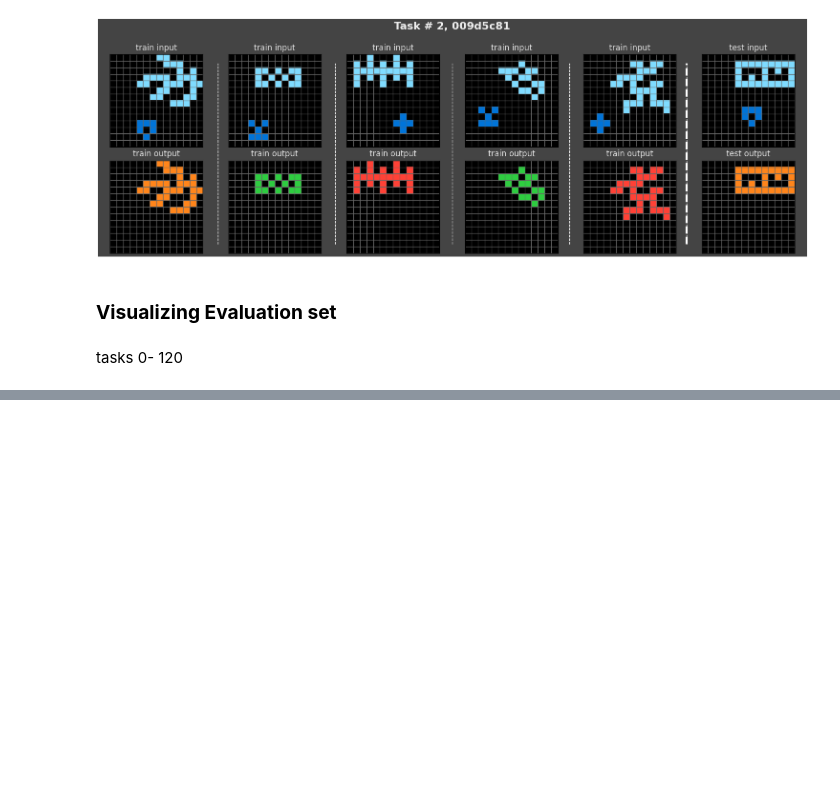
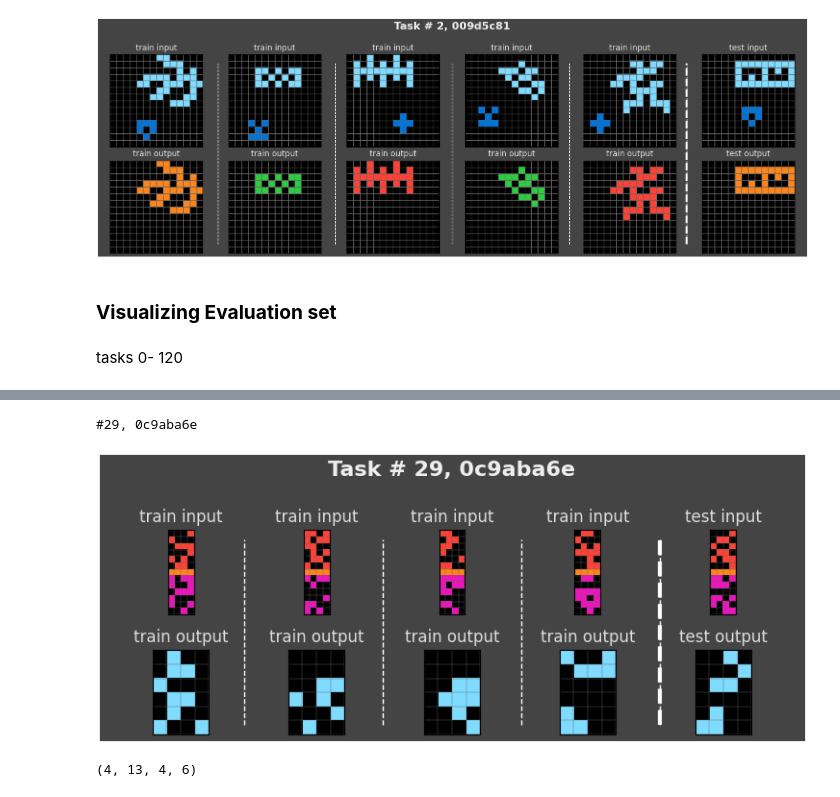
Before and after one commit to ZakAlreich/ArcPrize2025, a Jupyter notebook: ARC-AGI 2025: Visualization all 1000+120 tasks.ipynb, the cells around one changed output, grey strips where cells are left out. Cells and saved outputs as stored; diff of their text form; code cells hidden in the pictures; blank space fills up the shorter version.

```diff
--- a/ARC-AGI 2025: Visualization all 1000+120 tasks.ipynb
+++ b/ARC-AGI 2025: Visualization all 1000+120 tasks.ipynb
@@ -287,0 +379,35 @@ fc7cae8d
+# %%
+# Width in
+
+def widthIN(task):
+    for x ,y in zip(*get_objects(task)):
+        s = np.shape(x)[1]
+
+    return s
+
+'''Width Out'''
+def widthOut(task):
+    for x, y in zip(*get_objects(task)):
+       s=  np.shape(y)[1]
+    return s
+
+'''High In'''
+def highIn(task):
+    for x, y in zip(*get_objects(task)):
+       s=  np.shape(x)[0]
+    return s
+
+'''High Out'''
+def highOut(task):
+    for x, y in zip(*get_objects(task)):
+       s=  np.shape(y)[0]
+    return s
+# %%
+i = 29
+task1 = fastask(i)
+fast_plot(i, s= 1.5)
+widthIN(task), highIn(task), widthOut(task), highOut(task)
+# %% [output]
+#29, 0c9aba6e
+[figure, added]
+(4, 13, 4, 6)
```
Also changed, not shown: parts of 11 cells of this notebook.
